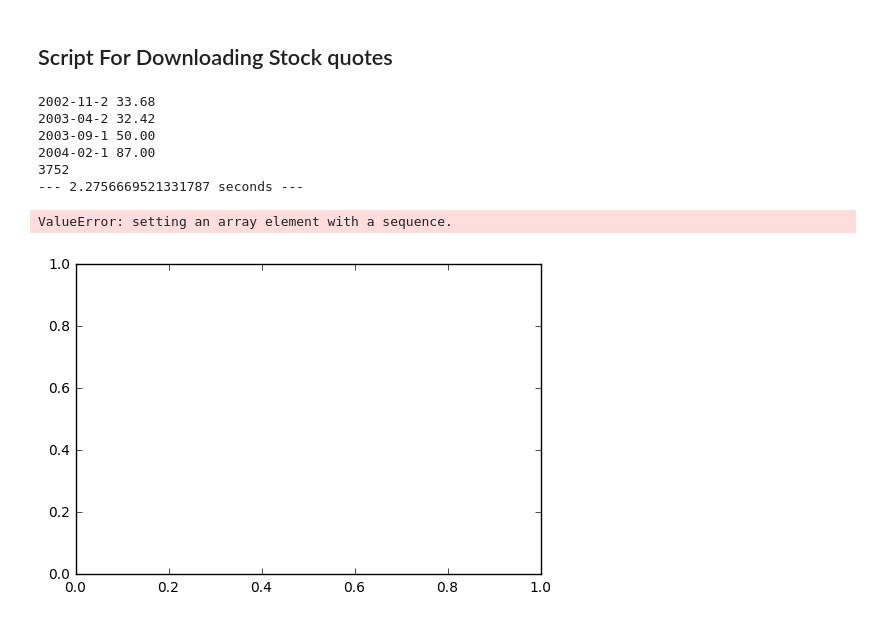
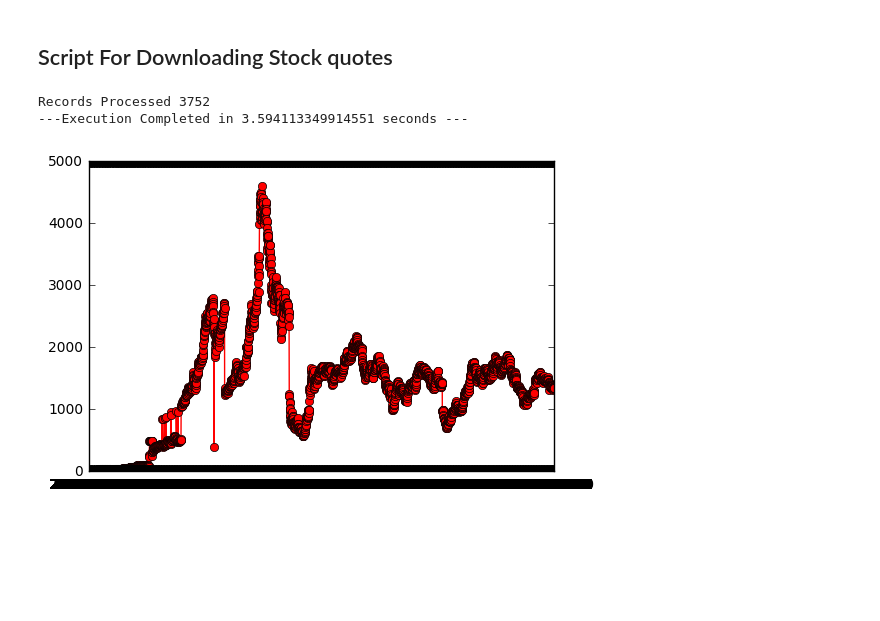
Before and after one commit to manaskocharekar/100DaysOfCode, a Jupyter notebook: day 1.ipynb, the cells around one changed output. Saved outputs shown, nothing was run; the diff lists cells and outputs as text; code cells hidden in the pictures; blank space fills up the shorter version.

```diff
--- a/day 1.ipynb
+++ b/day 1.ipynb
@@ -31,57 +31,47 @@ def download(url1):
         #print(ftr, "before")
         #ftr.replace("-0", "-1")
        # print(ftr, "after")
-        datee.append(line[0:9])
+        datee.append(line[0:10])
        # print(datee,"here")
         index.append(line[11:16])
         fx.write(line + "\n")
         n += 1
-        data = [(DT.datetime.strptime(*(ftr, "%Y-%m-%d")[0:100]), index)]
+       # data = [(DT.datetime.strptime(*(ftr, "%Y-%m-%d")[0:100]), index)]
 
 
-    fr = open('TCS.csv', 'r')
-    txt = fr.read()
-   # print(txt)
-    fr.close()
-    datee = datee[::-101]
-    datee = datee[1:5]
-    index = index[::-101]
-    index = index[1:5]
+    datee = datee[::-1]
+    index = index[::-1]
     for x,y in zip(datee,index):
-         data.append([DT.datetime.strptime(x, "%Y-%m-%d"), y])
-         print(x,y)
-    print(n)
-    fx.close()
-    print("--- %s seconds ---" % (time.time() - start_time))
+        timess = DT.datetime.strptime(x, "%Y-%m-%d")
+        data.append([timess, y])
+         #print(x,y)
+       #  print(data)
+    print('Records Processed',n)
+    print("---Execution Completed in %s seconds ---" % (time.time() - start_time))
 
 
-    x = [date2num(date) for (date, value) in data]
+    x = [date for (date, value) in data]
     y = [value for (date, value) in data]
 
     fig = plt.figure()
 
     graph = fig.add_subplot(111)
 
     # Plot the data as a red line with round markers
     graph.plot(x,y,'r-o')
 
     # Set the xtick locations to correspond to just the dates you entered.
     graph.set_xticks(x)
 
     # Set the xtick labels to correspond to just the dates you entered.
     graph.set_xticklabels(
             [date.strftime("%Y-%m-%d") for (date, value) in data]
             )
 
     plt.show()
 
 download(url)
 # %% [output]
-2002-11-2 33.68
-2003-04-2 32.42
-2003-09-1 50.00
-2004-02-1 87.00
-3752
---- 2.2756669521331787 seconds ---
+Records Processed 3752
+---Execution Completed in 3.594113349914551 seconds ---
-ValueError: setting an array element with a sequence.
-[figure, old version]
+[figure, new version]
```
Also changed, not shown: 2 other files.
